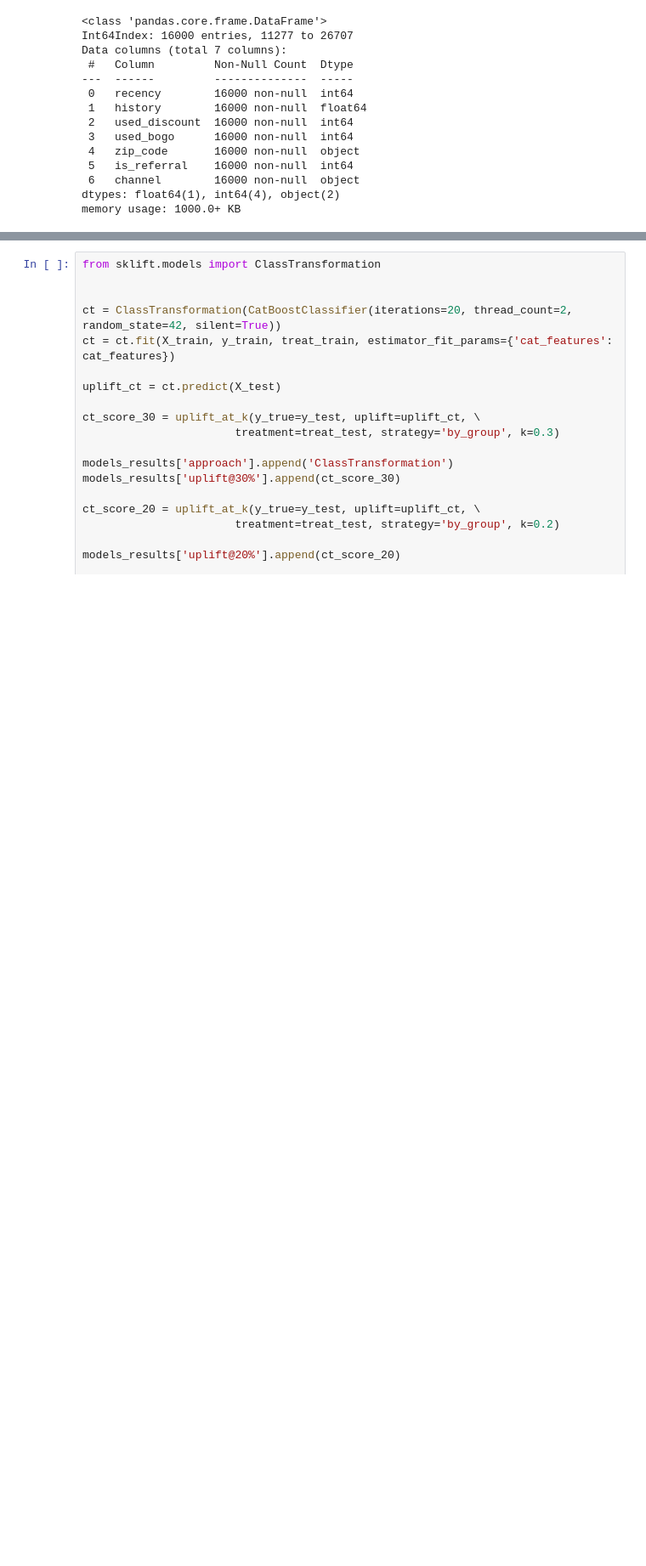
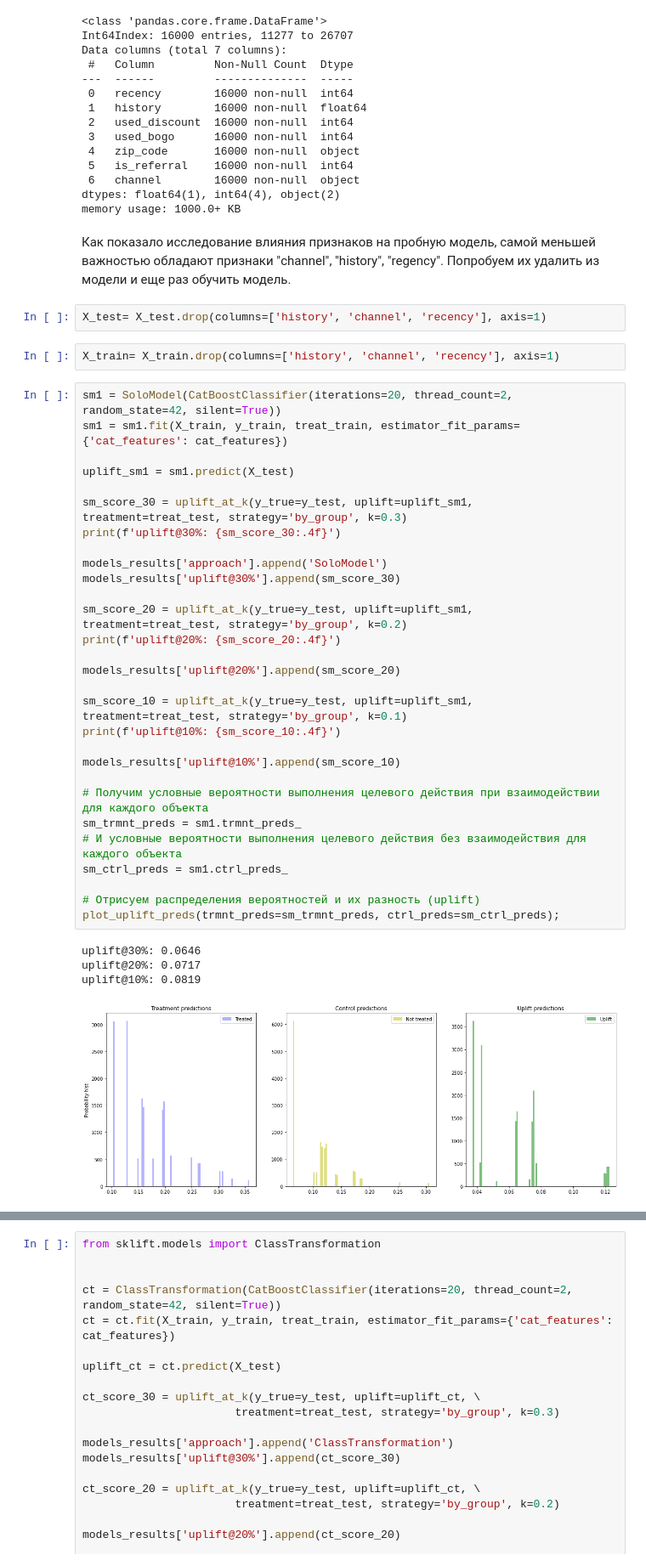
Before and after one commit to mariakalugina/DataScienceLIb, a Jupyter notebook: lesson 4/MLB_lesson4_hw.ipynb, the cells around one changed output, grey strips where cells are left out. Shown: that part at 85% size. Saved outputs shown, nothing was run; the diff lists cells and outputs as text; blank space fills up the shorter version.

```diff
--- a/lesson 4/MLB_lesson4_hw.ipynb
+++ b/lesson 4/MLB_lesson4_hw.ipynb
@@ -214,3 +229,43 @@ Data columns (total 7 columns):
  6   channel        16000 non-null  object
 dtypes: float64(1), int64(4), object(2)
 memory usage: 1000.0+ KB
+# %% [markdown]
+Как показало исследование влияния признаков на пробную модель, самой меньшей важностью обладают признаки "channel", "history", "regency". Попробуем их удалить из модели и еще раз обучить модель.
+# %%
+X_test= X_test.drop(columns=['history', 'channel', 'recency'], axis=1)
+# %%
+X_train= X_train.drop(columns=['history', 'channel', 'recency'], axis=1)
+# %%
+sm1 = SoloModel(CatBoostClassifier(iterations=20, thread_count=2, random_state=42, silent=True))
+sm1 = sm1.fit(X_train, y_train, treat_train, estimator_fit_params={'cat_features': cat_features})
+
+uplift_sm1 = sm1.predict(X_test)
+
+sm_score_30 = uplift_at_k(y_true=y_test, uplift=uplift_sm1, treatment=treat_test, strategy='by_group', k=0.3)
+print(f'uplift@30%: {sm_score_30:.4f}')
+
+models_results['approach'].append('SoloModel')
+models_results['uplift@30%'].append(sm_score_30)
+
+sm_score_20 = uplift_at_k(y_true=y_test, uplift=uplift_sm1, treatment=treat_test, strategy='by_group', k=0.2)
+print(f'uplift@20%: {sm_score_20:.4f}')
+
+models_results['uplift@20%'].append(sm_score_20)
+
+sm_score_10 = uplift_at_k(y_true=y_test, uplift=uplift_sm1, treatment=treat_test, strategy='by_group', k=0.1)
+print(f'uplift@10%: {sm_score_10:.4f}')
+
+models_results['uplift@10%'].append(sm_score_10)
+
+# Получим условные вероятности выполнения целевого действия при взаимодействии для каждого объекта
+sm_trmnt_preds = sm1.trmnt_preds_
+# И условные вероятности выполнения целевого действия без взаимодействия для каждого объекта
+sm_ctrl_preds = sm1.ctrl_preds_
+
+# Отрисуем распределения вероятностей и их разность (uplift)
+plot_uplift_preds(trmnt_preds=sm_trmnt_preds, ctrl_preds=sm_ctrl_preds);
+# %% [output]
+uplift@30%: 0.0646
+uplift@20%: 0.0717
+uplift@10%: 0.0819
+[figure, added]
```
Also changed, not shown: parts of 31 cells of this notebook, 2 other files.
